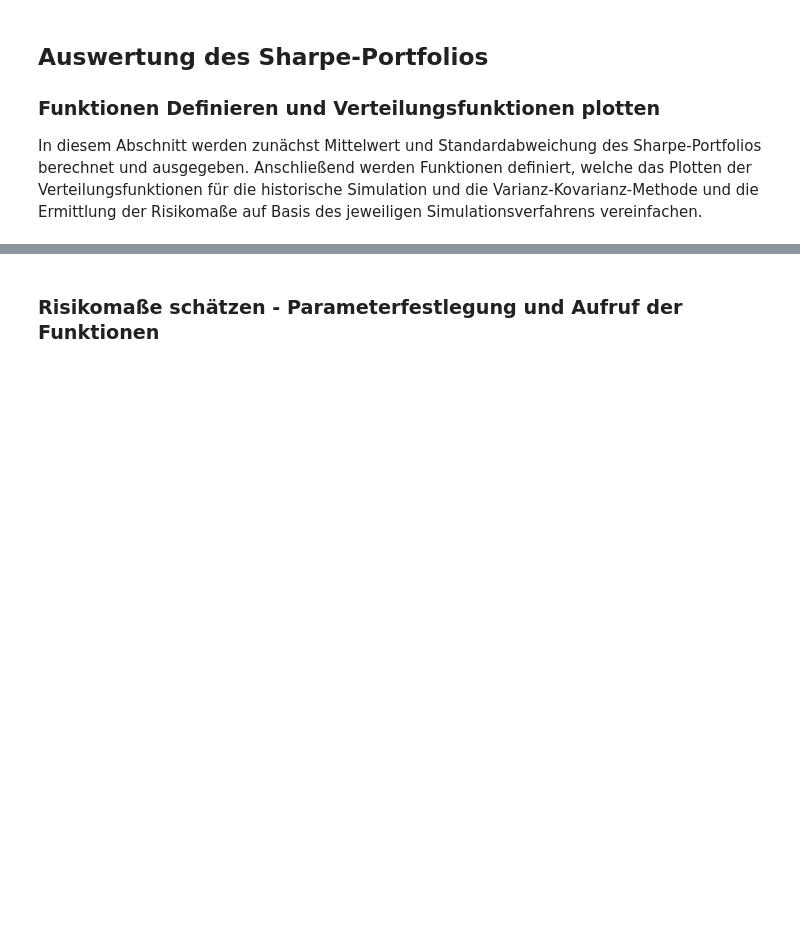
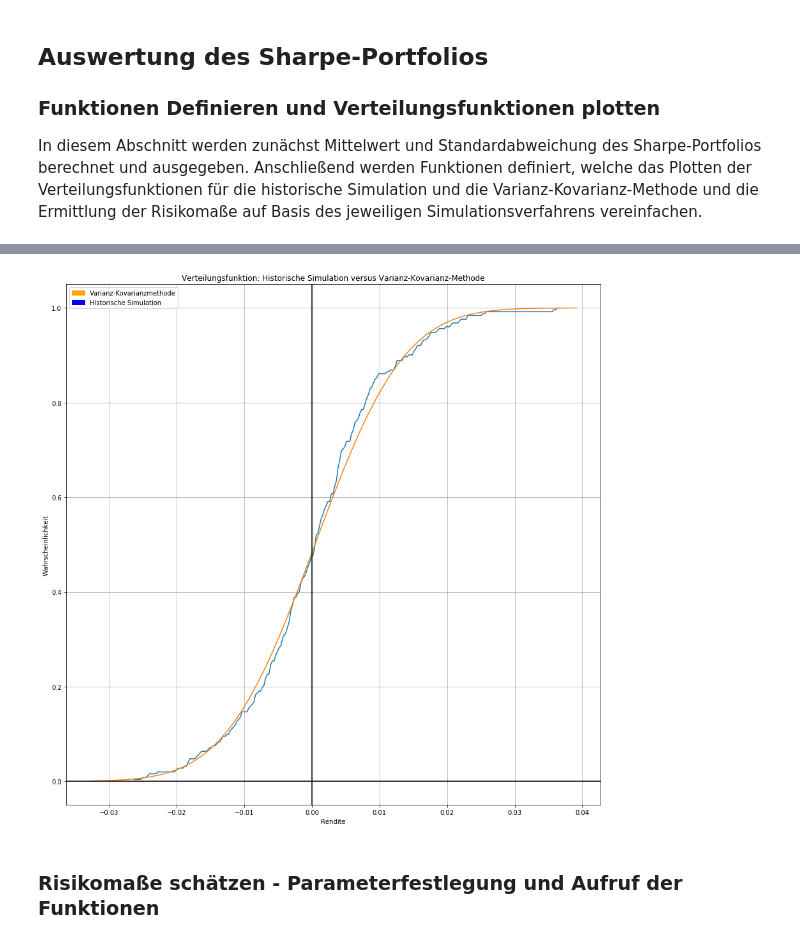
Before and after one commit to trh0ly/pf-selection, a Jupyter notebook: PF Selection.ipynb, the cells around one changed output, grey strips where cells are left out. Cells and saved outputs as stored; diff of their text form; code cells hidden in the pictures; blank space fills up the shorter version.

```diff
--- a/PF Selection.ipynb
+++ b/PF Selection.ipynb
@@ -84,6 +152,8 @@ Nun werden zwei verschiedene DataFrames erzeugt, wobei "kurschart_0" die Basis f
 Beide beinhalten die täglichen aus den eingelesenen Aktienkursen berechneten Renditen, wobei für "kurschart_1" direkt die Portfolio-Rendite mittels Naiver Diversifikation ermittelt wird.
 Beide DataFrames sind auf die Handelstage eines Jahres beschränkt.
 # %%
+#-------------------------------------------------------------------------
+# DataFrame mit Aktienkursen, Renditen und Portfolio-Rendite bei naiver Diversifikation erstellen
 kurschart_0 = pd.DataFrame()
 kurschart_1 = pd.DataFrame()
 
@@ -101,5 +171,5 @@ kurschart_1 = kurschart_1.pct_change()
 
 #-------------------------------------------------------------------------
 # Naive Diversifikation
-
-kurschart_1['PF-Rendite'] = (kurschart_1.sum(axis = 1, skipna = True) / len(dateinamen))
+kurschart_1['PF-Rendite (naiv)'] = (kurschart_1.sum(axis = 1, skipna = True) / len(dateinamen))
+kurschart_1
@@ -186,24 +302,21 @@ In diesem Schritt werden die durch die Monte-Carlo-Simulation ermittelten optima
 Danach werden die Portfolio-Renditen in einer Liste gespeichert und bereinigt.
 # %%
 #-------------------------------------------------------------------------
-# Optimales Sharpe-Portfolio
-
+# Optimale Portfolio-Gewichte des Sharpe-Portfolios extrahieren und auf Aktienrenditen anwenden
 Sharpe_PF = Sharpe_PF.values.tolist()
 Sharpe_PF = Sharpe_PF[0][3::]
-
 kurschart_0 = kurschart_0.multiply(Sharpe_PF, axis = 1)
-kurschart_0['PF-Rendite'] = kurschart_0.sum(axis = 1, skipna = True)
+kurschart_0['PF-Rendite (sharpe)'] = kurschart_0.sum(axis = 1, skipna = True)
 
 #-------------------------------------------------------------------------
 # Datenbereinigung
-
-sharpe_values_PF = kurschart_0['PF-Rendite'].values.tolist()
+sharpe_values_PF = kurschart_0['PF-Rendite (sharpe)'].values.tolist()
 sharpe_values_PF = np.array(sharpe_values_PF)
 sharpe_values_PF = sharpe_values_PF[np.logical_not(np.isnan(sharpe_values_PF))]
 
 #----------------------------------
-
-naiv_values_PF = kurschart_1['PF-Rendite'].values.tolist()
+# Naiv diversifiziertes Portfolio extrahieren
+naiv_values_PF = kurschart_1['PF-Rendite (naiv)'].values.tolist()
 naiv_values_PF = np.array(naiv_values_PF)
 naiv_values_PF = naiv_values_PF[np.logical_not(np.isnan(naiv_values_PF))]
 # %% [markdown]
@@ -212,15 +325,13 @@ naiv_values_PF = naiv_values_PF[np.logical_not(np.isnan(naiv_values_PF))]
 In diesem Abschnitt werden zunächst Mittelwert und Standardabweichung des Sharpe-Portfolios berechnet und ausgegeben.
 Anschließend werden Funktionen definiert, welche das Plotten der Verteilungsfunktionen für die historische Simulation und die Varianz-Kovarianz-Methode und die Ermittlung der Risikomaße auf Basis des jeweiligen Simulationsverfahrens vereinfachen.
 # %%
+#-------------------------------------------------------------------------
+# Berechnung Standardabweichung, Erwartungswert und Ausgabe
 print((SCREEN_WIDTH + 2) * '#')
 print('|' + centered('Optimales PF nach Sharpe') + '| ')
 print((SCREEN_WIDTH + 2) * '#')
-
-#-------------------------------------------------------------------------
-
 mu_sharpe_PF = np.mean(sharpe_values_PF)
 std_sharpe_PF = np.std(sharpe_values_PF)
-
 print('#' + SCREEN_WIDTH * '-' + '#')
 print('|' + centered('[INFO] Die Porfolio-Rendite hat einen Erwartunswert i.H.v. ' + str(mu_sharpe_PF) + '.') + '| ')
 print('#' + SCREEN_WIDTH * '-' + '#')
@@ -229,66 +340,17 @@ print('#' + SCREEN_WIDTH * '-' + '#')
 
 mini_values_PF = min(min(naiv_values_PF), min(sharpe_values_PF))
 maxi_values_PF = max(max(naiv_values_PF), max(sharpe_values_PF))
-
 bins = len(naiv_values_PF)
 
 #-------------------------------------------------------------------------
-# Historische Simulation - Plot
-
-def hist_sim(values, bins):
-    H, X1 = np.histogram(values, bins, density=True)
-    dx = X1[1] - X1[0]
-    F1 = np.cumsum(H) * dx
-    plt.plot(X1[1:], F1)
-
+# Funktionsaufruf: Zum plotten der historische Simulation
 hist_sim(sharpe_values_PF, bins)
 
 #-------------------------------------------------------------------------
-# Varianz-Kovarianz-Methode - Plot
-
-def var_co_var_sim(mini_values_PF, maxi_values_PF, bins, mu, std):
-    global var_covar_results
-
-    array = np.array(np.arange(0.0001, 1, 0.0001))
-    var_covar_results = stats.norm.ppf(array, mu, std)
-
-    var_covar_range = np.linspace(mini_values_PF, maxi_values_PF, bins)
-    plt.plot(var_covar_range, stats.norm.cdf(var_covar_range, mu, std))
-
-var_co_var_sim(mini_values_PF, maxi_values_PF, bins, mu_sharpe_PF, std_sharpe_PF)
+# Funktionsaufruf: Zum plotten der Varianz-Kovarianz-Methode
+var_covar_results_sharpe = var_co_var_sim(mini_values_PF, maxi_values_PF, bins, mu_sharpe_PF, std_sharpe_PF)
 
 #-------------------------------------------------------------------------
-# Restliche Einstellungen für die Grafik
-
-def easy_plot():
-    plt.xlabel('Rendite')
-    plt.ylabel('Wahrscheinlichkeit')
-    blue_patch = mpatches.Patch(color='blue', label='Historische Simulation')
-    orange_patch = mpatches.Patch(color='orange', label='Varianz-Kovarianzmethode')
-    plt.legend(handles=[orange_patch, blue_patch])
-    plt.title('Verteilungsfunktion: Historische Simulation versus Varianz-Kovarianz-Methode')
-    plt.grid()
-    plt.axhline(0, color='black')
-    plt.axvline(0, color='black')
-    plt.show()
+# Funktionsaufruf: Für restliche Einstellungen für die Grafik
 easy_plot()
-
-#-------------------------------------------------------------------------
-# Risikomessung - Historische Simulation
-
-RM_list = []
-def risk(values, alpha, gamma):
-    global RM_list
-
-    alle_RM =  rm.risk_measure()
-    alle_RM.get_all(values, alpha, gamma)
-    VaR, CVaR, Power_Risk, Power_EW = alle_RM.all
-
-    RM_list.append([VaR, CVaR, Power_Risk, Power_EW])
-
-    print('|' + centered('Der VaR beträgt: ' + str(VaR) + '.') + '| ')
-    print('|' + centered('Der CVaR beträgt: ' + str(CVaR) + '.') + '| ')
-    print('#' + SCREEN_WIDTH * '-' + '#')
-    print('|' + centered('Power-Spektrales Risikomaß:') + '| ')
-    print('|' + centered('Der Erwartungswert beträgt: ' + str(Power_EW) + '.') + '| ')
-    print('|' + centered('Das Risiko beträgt: ' + str(Power_Risk) + '.') + '| ')
+# %% [output]
@@ -295,3 +365,4 @@ def risk(values, alpha, gamma):
+[figure, added]
 # %% [markdown]
 ### Risikomaße schätzen - Parameterfestlegung und Aufruf der Funktionen
 # %%
```
Also changed, not shown: parts of 13 cells of this notebook, 1 other file.
